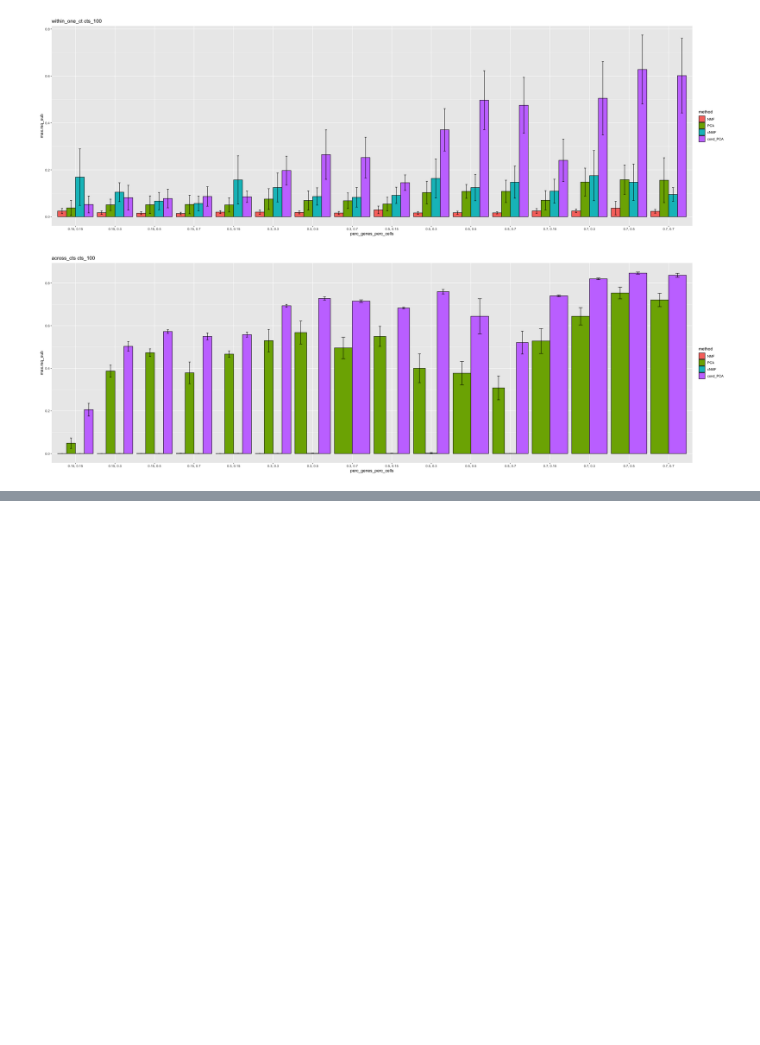
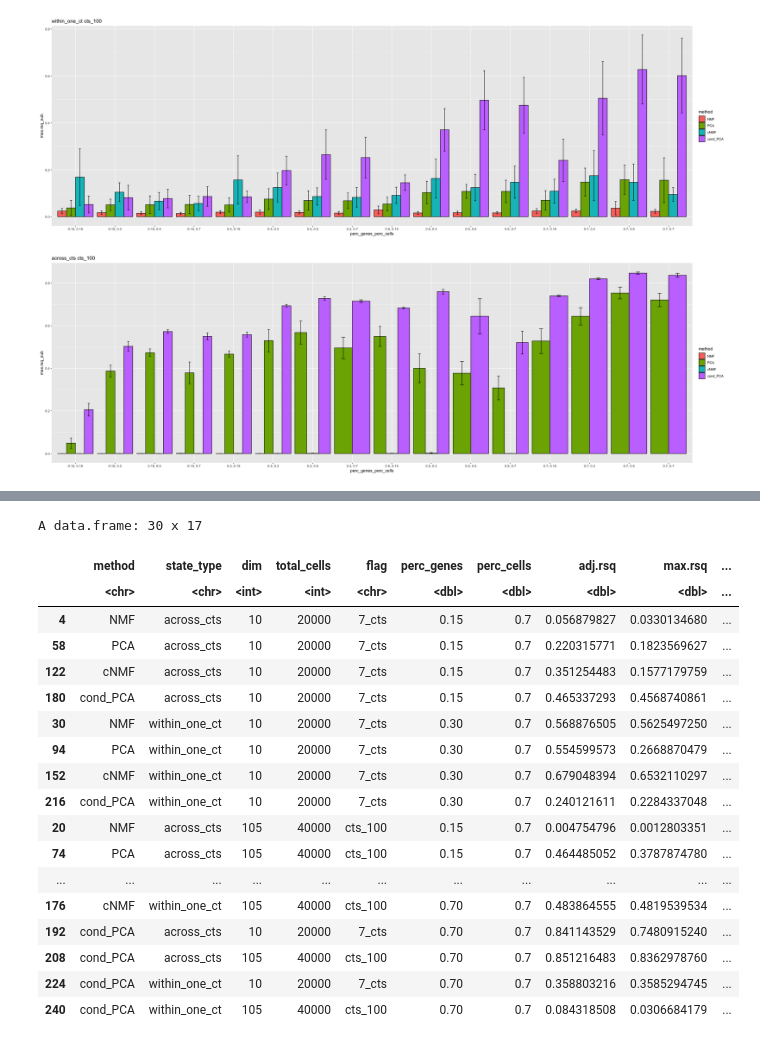
Before and after one commit to carversh/condPCA, a Jupyter notebook: ASHG/figures_for_ASHG.ipynb, the cells around one changed output, grey strips where cells are left out. Saved outputs shown, nothing was run; the diff lists cells and outputs as text; code cells hidden in the pictures; blank space fills up the shorter version.

```diff
--- a/ASHG/figures_for_ASHG.ipynb
+++ b/ASHG/figures_for_ASHG.ipynb
@@ -17,5 +13,5 @@ The following objects are masked from 'package:base':
 # %%
-output = read.table("~/Desktop/output.txt",header=TRUE)
+output = read.table("~/CondPCA/ASHG/output.txt",header=TRUE)
 output = output %>% distinct()
 output[is.na(output$flag),]$flag = "7_cts"
 state_type = unique(output$state_type)
@@ -90,0 +121,23 @@ for (num_cells_ in num_cells){
+# %%
+all = rbind(across_7, within_7, across_100,within_100, common)
+all
+# %% [output]
+A data.frame: 30 x 17
+|  | method | state_type | dim | total_cells | flag | perc_genes | perc_cells | adj.rsq | max.rsq | ... |
+|  | <chr> | <chr> | <int> | <int> | <chr> | <dbl> | <dbl> | <dbl> | <dbl> | ... |
+| 4 | NMF | across_cts | 10 | 20000 | 7_cts | 0.15 | 0.7 | 0.056879827 | 0.0330134680 | ... |
+| 58 | PCA | across_cts | 10 | 20000 | 7_cts | 0.15 | 0.7 | 0.220315771 | 0.1823569627 | ... |
+| 122 | cNMF | across_cts | 10 | 20000 | 7_cts | 0.15 | 0.7 | 0.351254483 | 0.1577179759 | ... |
+| 180 | cond_PCA | across_cts | 10 | 20000 | 7_cts | 0.15 | 0.7 | 0.465337293 | 0.4568740861 | ... |
+| 30 | NMF | within_one_ct | 10 | 20000 | 7_cts | 0.30 | 0.7 | 0.568876505 | 0.5625497250 | ... |
+| 94 | PCA | within_one_ct | 10 | 20000 | 7_cts | 0.30 | 0.7 | 0.554599573 | 0.2668870479 | ... |
+| 152 | cNMF | within_one_ct | 10 | 20000 | 7_cts | 0.30 | 0.7 | 0.679048394 | 0.6532110297 | ... |
+| 216 | cond_PCA | within_one_ct | 10 | 20000 | 7_cts | 0.30 | 0.7 | 0.240121611 | 0.2284337048 | ... |
+| 20 | NMF | across_cts | 105 | 40000 | cts_100 | 0.15 | 0.7 | 0.004754796 | 0.0012803351 | ... |
+| 74 | PCA | across_cts | 105 | 40000 | cts_100 | 0.15 | 0.7 | 0.464485052 | 0.3787874780 | ... |
+| ... | ... | ... | ... | ... | ... | ... | ... | ... | ... | ... |
+| 176 | cNMF | within_one_ct | 105 | 40000 | cts_100 | 0.70 | 0.7 | 0.483864555 | 0.4819539534 | ... |
+| 192 | cond_PCA | across_cts | 10 | 20000 | 7_cts | 0.70 | 0.7 | 0.841143529 | 0.7480915240 | ... |
+| 208 | cond_PCA | across_cts | 105 | 40000 | cts_100 | 0.70 | 0.7 | 0.851216483 | 0.8362978760 | ... |
+| 224 | cond_PCA | within_one_ct | 10 | 20000 | 7_cts | 0.70 | 0.7 | 0.358803216 | 0.3585294745 | ... |
+| 240 | cond_PCA | within_one_ct | 105 | 40000 | cts_100 | 0.70 | 0.7 | 0.084318508 | 0.0306684179 | ... |
```
Also changed, not shown: parts of 5 cells of this notebook, 1 other file.
